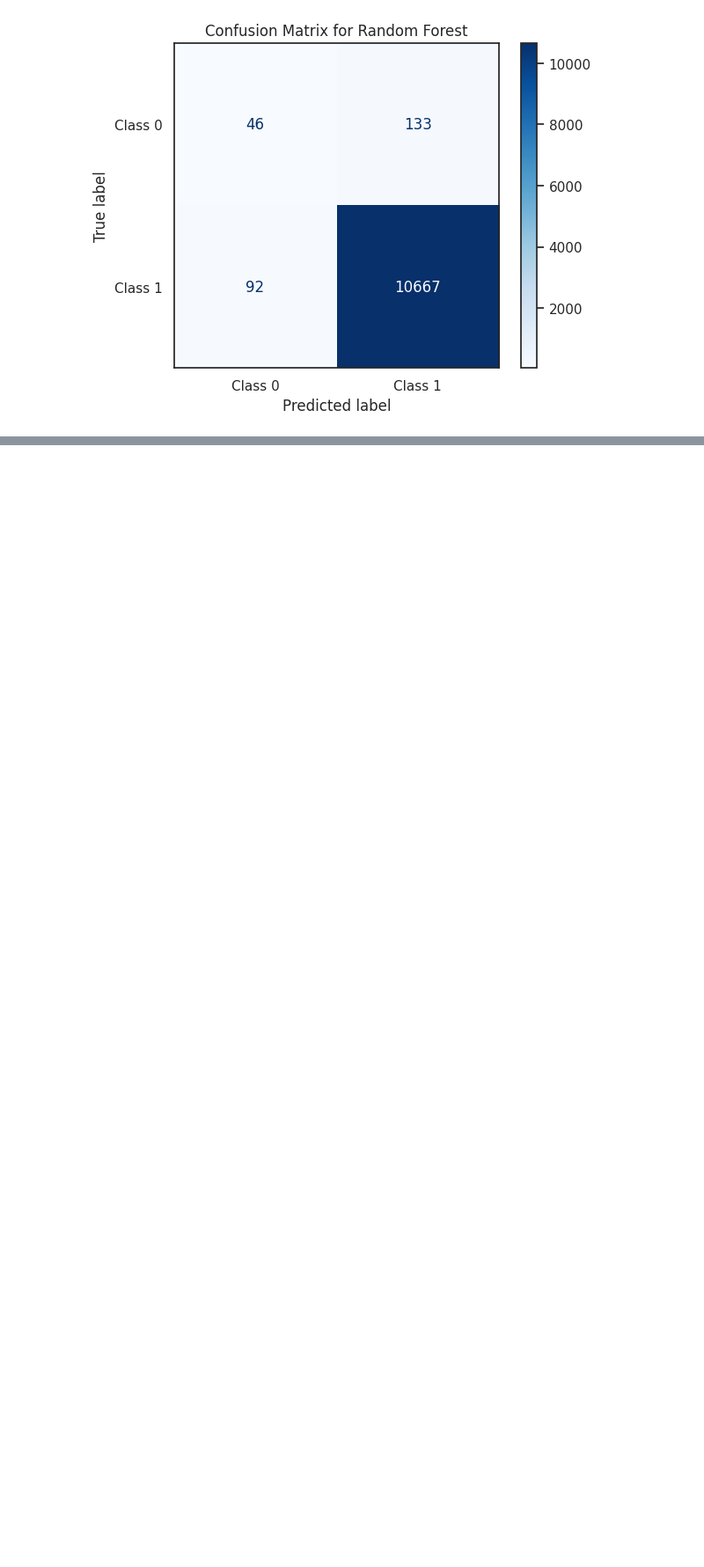
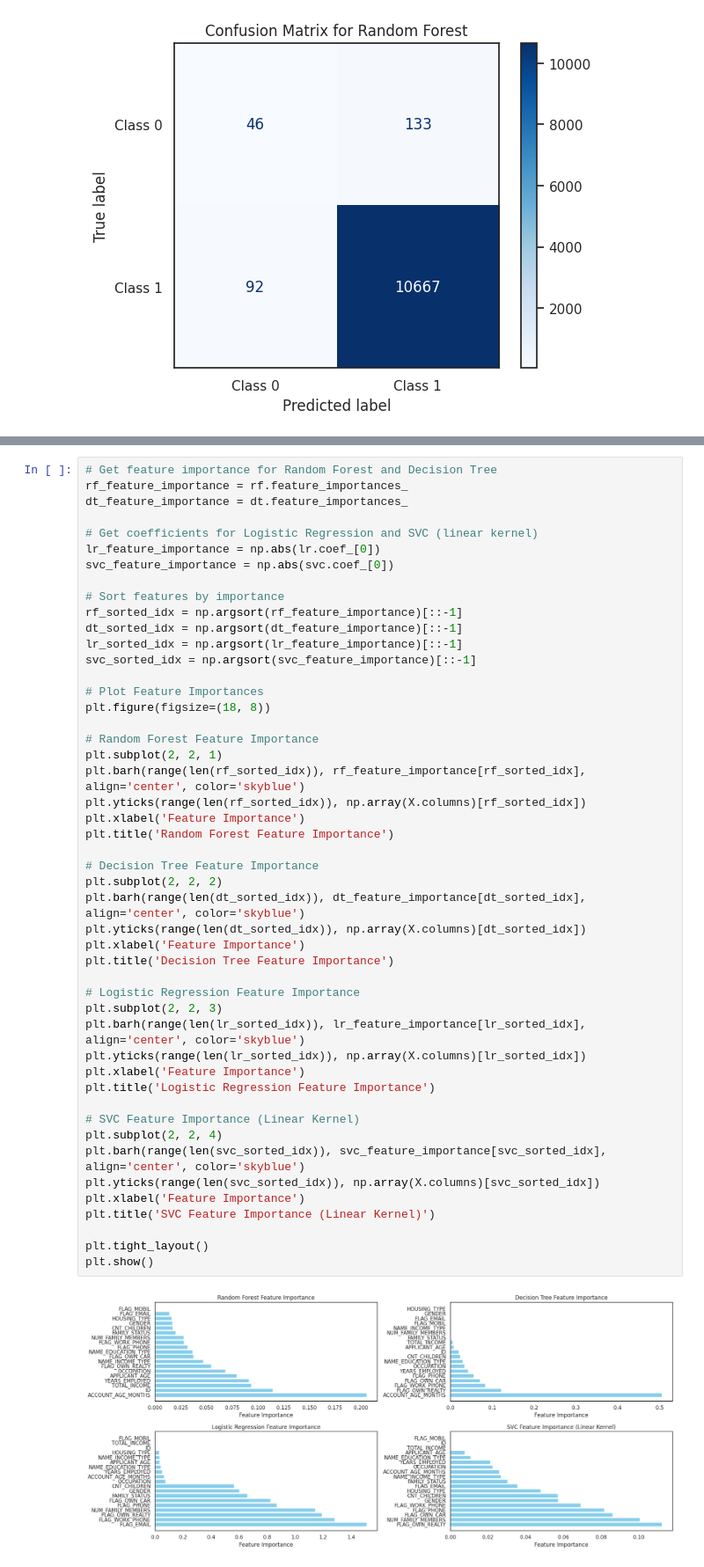
Before and after one commit to fazmila/Project, a Jupyter notebook: Project.ipynb, the cells around one changed output, grey strips where cells are left out. Shown at 88% size. Drawn from its saved outputs; the diff is of its cells as text; blank space fills up the shorter version.

```diff
--- a/Project.ipynb
+++ b/Project.ipynb
@@ -1297,0 +1340,50 @@ for model_name, model in models.items():
+# %%
+# Get feature importance for Random Forest and Decision Tree
+rf_feature_importance = rf.feature_importances_
+dt_feature_importance = dt.feature_importances_
+
+# Get coefficients for Logistic Regression and SVC (linear kernel)
+lr_feature_importance = np.abs(lr.coef_[0])
+svc_feature_importance = np.abs(svc.coef_[0])
+
+# Sort features by importance
+rf_sorted_idx = np.argsort(rf_feature_importance)[::-1]
+dt_sorted_idx = np.argsort(dt_feature_importance)[::-1]
+lr_sorted_idx = np.argsort(lr_feature_importance)[::-1]
+svc_sorted_idx = np.argsort(svc_feature_importance)[::-1]
+
+# Plot Feature Importances
+plt.figure(figsize=(18, 8))
+
+# Random Forest Feature Importance
+plt.subplot(2, 2, 1)
+plt.barh(range(len(rf_sorted_idx)), rf_feature_importance[rf_sorted_idx], align='center', color='skyblue')
+plt.yticks(range(len(rf_sorted_idx)), np.array(X.columns)[rf_sorted_idx])
+plt.xlabel('Feature Importance')
+plt.title('Random Forest Feature Importance')
+
+# Decision Tree Feature Importance
+plt.subplot(2, 2, 2)
+plt.barh(range(len(dt_sorted_idx)), dt_feature_importance[dt_sorted_idx], align='center', color='skyblue')
+plt.yticks(range(len(dt_sorted_idx)), np.array(X.columns)[dt_sorted_idx])
+plt.xlabel('Feature Importance')
+plt.title('Decision Tree Feature Importance')
+
+# Logistic Regression Feature Importance
+plt.subplot(2, 2, 3)
+plt.barh(range(len(lr_sorted_idx)), lr_feature_importance[lr_sorted_idx], align='center', color='skyblue')
+plt.yticks(range(len(lr_sorted_idx)), np.array(X.columns)[lr_sorted_idx])
+plt.xlabel('Feature Importance')
+plt.title('Logistic Regression Feature Importance')
+
+# SVC Feature Importance (Linear Kernel)
+plt.subplot(2, 2, 4)
+plt.barh(range(len(svc_sorted_idx)), svc_feature_importance[svc_sorted_idx], align='center', color='skyblue')
+plt.yticks(range(len(svc_sorted_idx)), np.array(X.columns)[svc_sorted_idx])
+plt.xlabel('Feature Importance')
+plt.title('SVC Feature Importance (Linear Kernel)')
+
+plt.tight_layout()
+plt.show()
+# %% [output]
+[figure, added]
```
Also changed, not shown: parts of 1 cell of this notebook.
